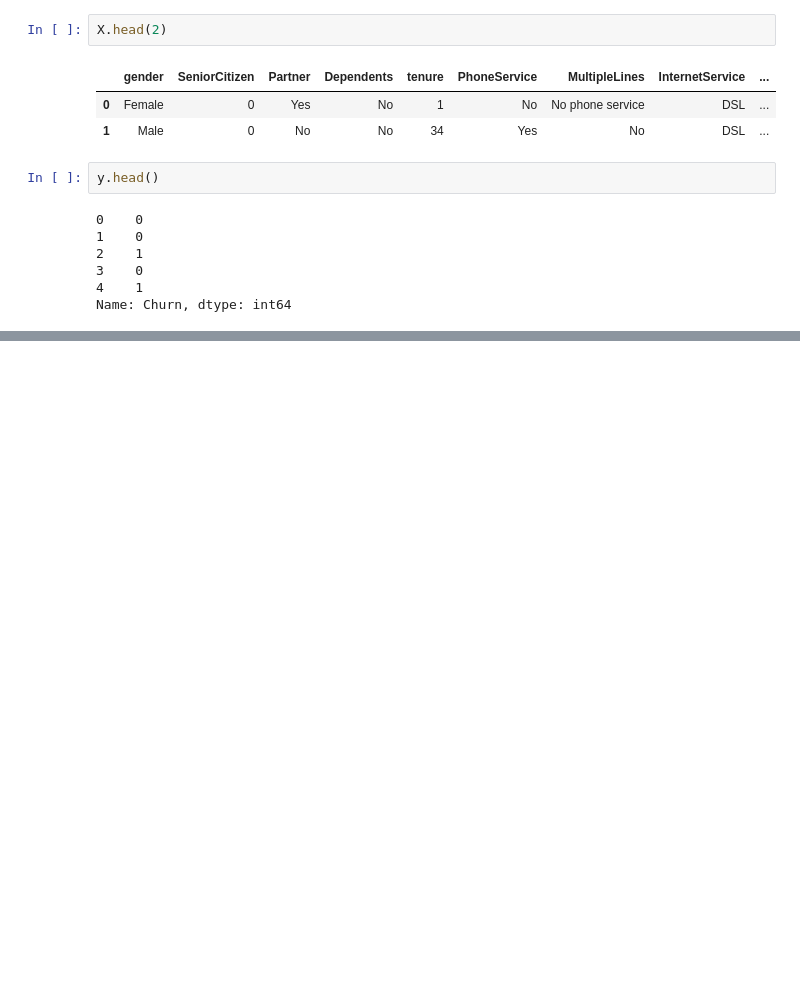
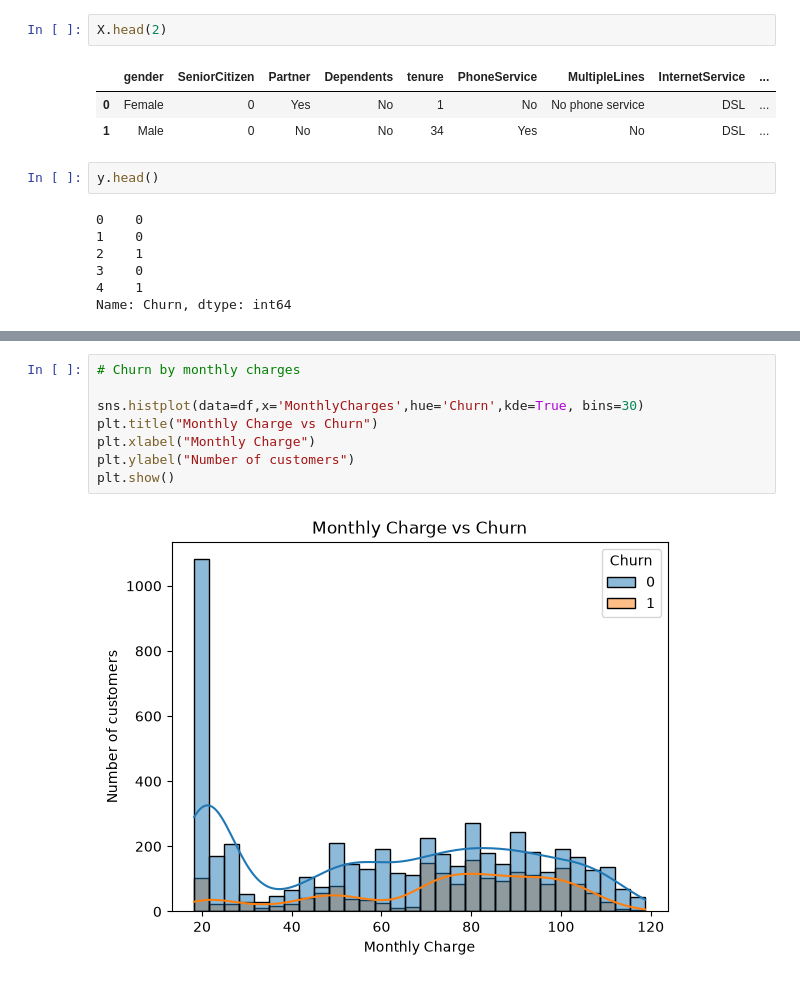
Before and after one commit to priyankrathoddd/Machine-Learning-Real-World-Projects, a Jupyter notebook: Telecom-Customer-Churn/Telecom_Customer_Churn.ipynb, the cells around one changed output, grey strips where cells are left out. Saved outputs shown, nothing was run; the diff lists cells and outputs as text; blank space fills up the shorter version.

```diff
--- a/Telecom-Customer-Churn/Telecom_Customer_Churn.ipynb
+++ b/Telecom-Customer-Churn/Telecom_Customer_Churn.ipynb
@@ -177,0 +291,10 @@ Name: Churn, dtype: int64
+# %%
+# Churn by monthly charges
+
+sns.histplot(data=df,x='MonthlyCharges',hue='Churn',kde=True, bins=30)
+plt.title("Monthly Charge vs Churn")
+plt.xlabel("Monthly Charge")
+plt.ylabel("Number of customers")
+plt.show()
+# %% [output]
+[figure, added]
```
Also changed, not shown: parts of 11 cells of this notebook.
